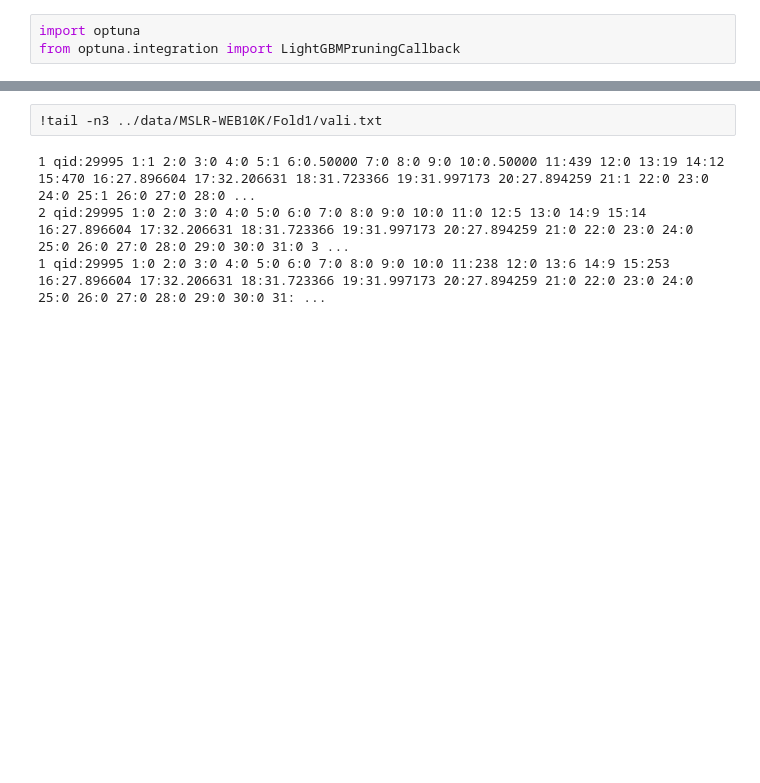
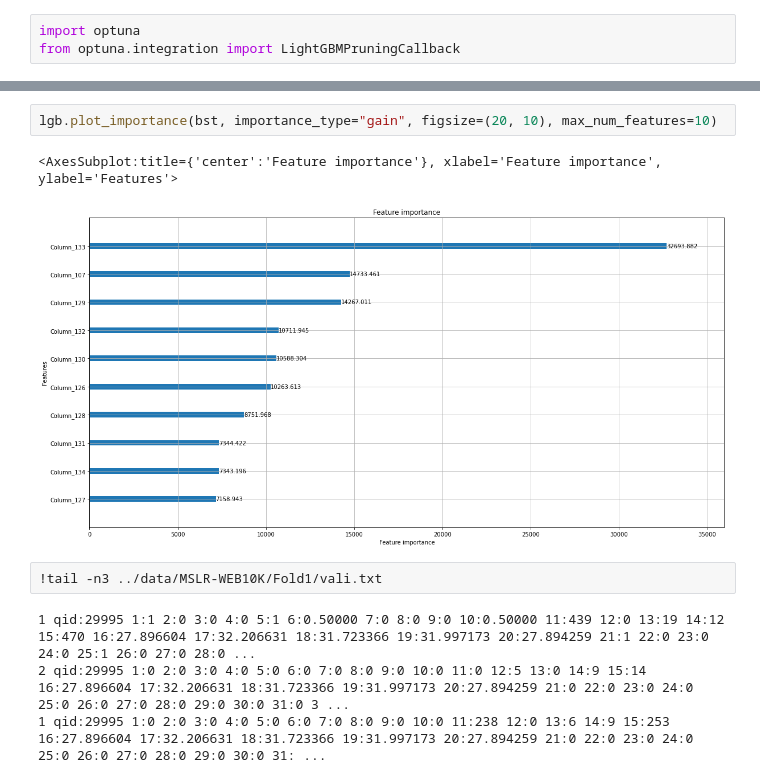
Before and after one commit to llfelicilda/demos, a Jupyter notebook: notebooks/lightgbm_learning_to_rank.ipynb, the cells around one changed output, grey strips where cells are left out. Drawn from its saved outputs; the diff is of its cells as text; blank space fills up the shorter version.

Commit message:
Add feature importance

```diff
--- a/notebooks/lightgbm_learning_to_rank.ipynb
+++ b/notebooks/lightgbm_learning_to_rank.ipynb
@@ -275,3 +288,8 @@ pd.DataFrame(res["valid"]).tail()
+# %%
+lgb.plot_importance(bst, importance_type="gain", figsize=(20, 10), max_num_features=10)
+# %% [output]
+<AxesSubplot:title={'center':'Feature importance'}, xlabel='Feature importance', ylabel='Features'>
+[figure, added]
 # %%
 !tail -n3 ../data/MSLR-WEB10K/Fold1/vali.txt
 # %% [output]
```
Also changed, not shown: parts of 10 cells of this notebook.
